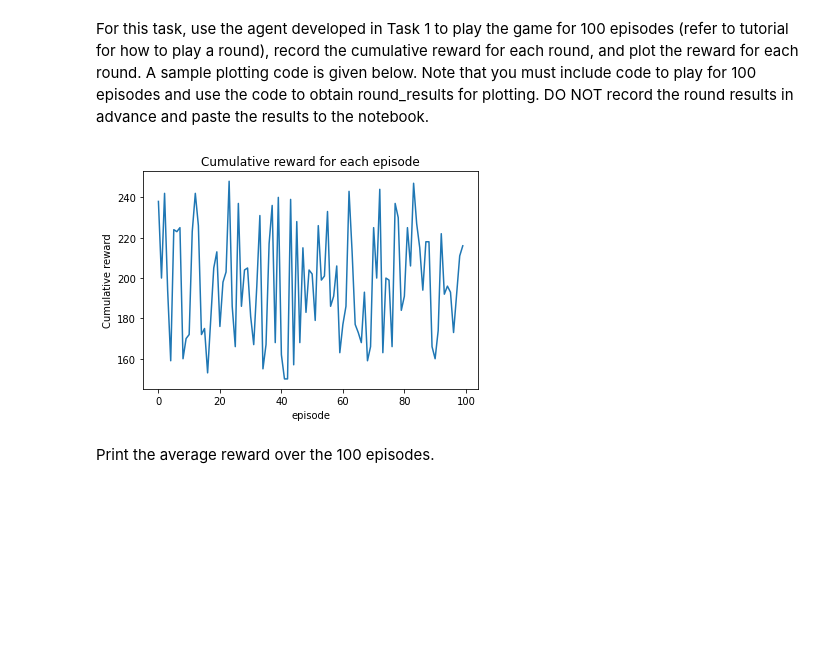
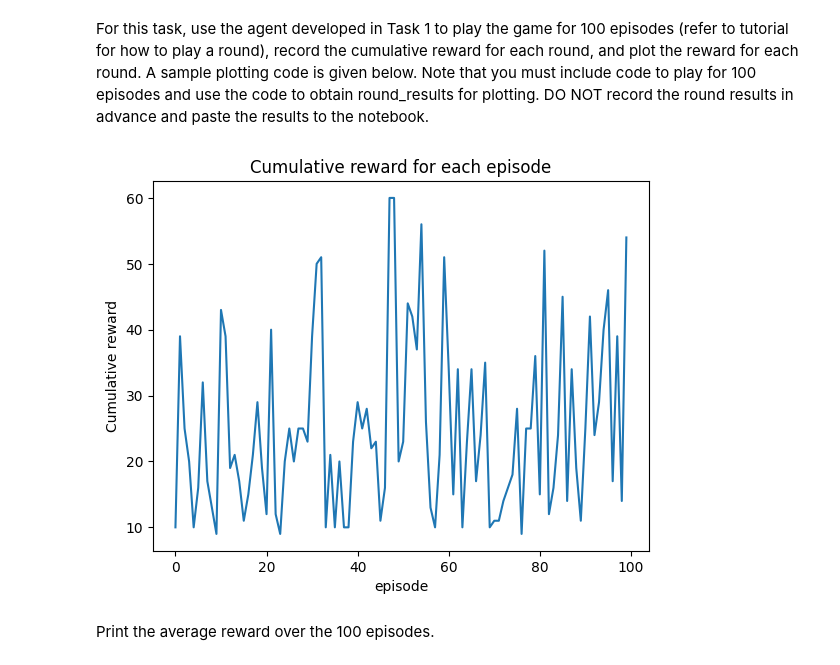
Before and after one commit to ruochee723/SC3000-Balancing-Pole-on-Cart, a Jupyter notebook: src/cartpole.ipynb, the cells around one changed output. Saved outputs shown, nothing was run; the diff lists cells and outputs as text; code cells hidden in the pictures; blank space fills up the shorter version.

```diff
--- a/src/cartpole.ipynb
+++ b/src/cartpole.ipynb
@@ -34,10 +33,10 @@ POSITION_RANGE = 4.8
 ANGLE_RANGE = 0.418
 
 NUM_BINS = {
-    "position": 20,
-    "velocity": 20,
-    "pole_angle": 20,
-    "pole_velocity": 20,
+    "position": 40,
+    "velocity": 40,
+    "pole_angle": 40,
+    "pole_velocity": 40,
 }
 # %%
 def discretize(x: float, min_val: float, max_val: float, num_bins: int) -> int:
@@ -118,13 +133,13 @@ class Agent(ABC):
         self.name = name
 
     @abstractmethod
-    def _get_action(self, observation):
+    def _get_action(self, observation: Observation) -> int:
         raise NotImplementedError
 
-    def get_action(self, observation):
+    def get_action(self, observation: np.ndarray) -> int:
         return self._get_action(Observation(observation))
 
-    def __call__(self, observation):
+    def __call__(self, observation: np.ndarray) -> int:
         return self.get_action(observation)
 # %% [markdown]
 ### Random Agent
@@ -138,25 +153,2 @@ class RandomAgent(Agent):
 # %% [markdown]
 ### Q Learning Agent
-# %%
-import tqdm
-
-
-def discretize_state(observation, upper_bounds, lower_bounds):
-    state = []
-    for i in range(len(observation)):
-        now = observation[i]
-        if now > upper_bounds:
-            now = upper_bounds
-        elif now < lower_bounds:
-            now = lower_bounds
-        state.append(int(np.digitize(now, np.linspace(lower_bounds, upper_bounds, 6))))
-    return state
-
-
-class QLearningAgent(Agent):
-    def __init__(
-        self,
-        *,
-        alpha: float = 0.1,
-    ):
-        super().__init__("QLearningAgent")
@@ -167,7 +215,9 @@ def rand_policy_agent(observation):
 For Task 1, we can show the observation and chosen action below:
 # %%
 observation = env.reset()
-action = rand_policy_agent(observation)
+q_learning_agent = QLearningAgent()
+q_learning_agent.train(env)
+action = q_learning_agent(observation)
 print("Observation:", observation)
 print("Chosen action:", action)
 # %% [output]
@@ -178,14 +228,15 @@ Chosen action: 0
 # %% [markdown]
 For this task, use the agent developed in Task 1 to play the game for 100 episodes (refer to tutorial for how to play a round), record the cumulative reward for each round, and plot the reward for each round. A sample plotting code is given below. Note that you must include code to play for 100 episodes and use the code to obtain round_results for plotting. DO NOT record the round results in advance and paste the results to the notebook.
 # %%
-episode_results = np.random.randint(150, 250, size=100)
+q_learning_agent = QLearningAgent(alpha=1, epsilon=0.5, gamma=0.99)
+episode_results = q_learning_agent.train(env, num_episodes=100)
 plt.plot(episode_results)
 plt.title("Cumulative reward for each episode")
 plt.ylabel("Cumulative reward")
 plt.xlabel("episode")
 plt.show()
 # %% [output]
-[figure, old version]
+[figure, new version]
 # %% [markdown]
 Print the average reward over the 100 episodes.
 # %%
```
Also changed, not shown: parts of 12 cells of this notebook.
